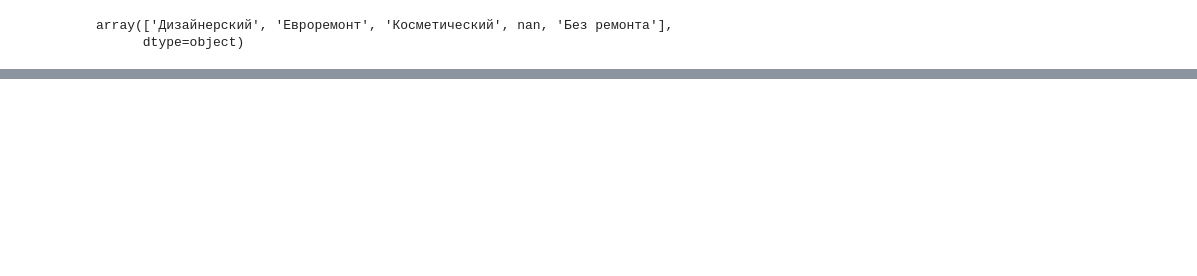
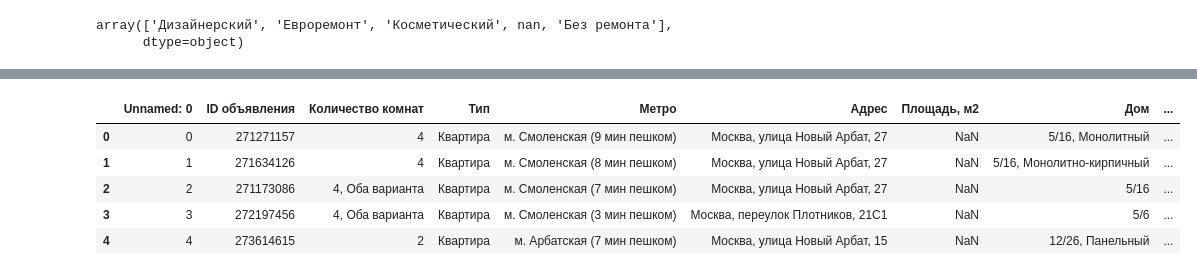
Before and after one commit to Comets-Group2/rent_real_estate_gr2, a Jupyter notebook: notebooks/_data.preprocessing.ipynb, the cells around one changed output, grey strips where cells are left out. Drawn from its saved outputs; the diff is of its cells as text; code cells hidden in the pictures; blank space fills up the shorter version.

```diff
--- a/notebooks/_data.preprocessing.ipynb
+++ b/notebooks/_data.preprocessing.ipynb
@@ -16,0 +63,12 @@ array(['Дизайнерский', 'Евроремонт', 'Косметичес
+# %%
+df["Мебель в комнатах"] = df["Дополнительно"].str.contains("Мебель в комнатах", na=False).astype(int)
+df["Мебель на кухне"] = df["Дополнительно"].str.contains("Мебель на кухне", na=False).astype(int)
+# %%
+df.head()
+# %% [output]
+|  | Unnamed: 0 | ID объявления | Количество комнат | Тип | Метро | Адрес | Площадь, м2 | Дом | ... |
+| 0 | 0 | 271271157 | 4 | Квартира | м. Смоленская (9 мин пешком) | Москва, улица Новый Арбат, 27 | NaN | 5/16, Монолитный | ... |
+| 1 | 1 | 271634126 | 4 | Квартира | м. Смоленская (8 мин пешком) | Москва, улица Новый Арбат, 27 | NaN | 5/16, Монолитно-кирпичный | ... |
+| 2 | 2 | 271173086 | 4, Оба варианта | Квартира | м. Смоленская (7 мин пешком) | Москва, улица Новый Арбат, 27 | NaN | 5/16 | ... |
+| 3 | 3 | 272197456 | 4, Оба варианта | Квартира | м. Смоленская (3 мин пешком) | Москва, переулок Плотников, 21С1 | NaN | 5/6 | ... |
+| 4 | 4 | 273614615 | 2 | Квартира | м. Арбатская (7 мин пешком) | Москва, улица Новый Арбат, 15 | NaN | 12/26, Панельный | ... |
```
Also changed, not shown: parts of 7 cells of this notebook.
